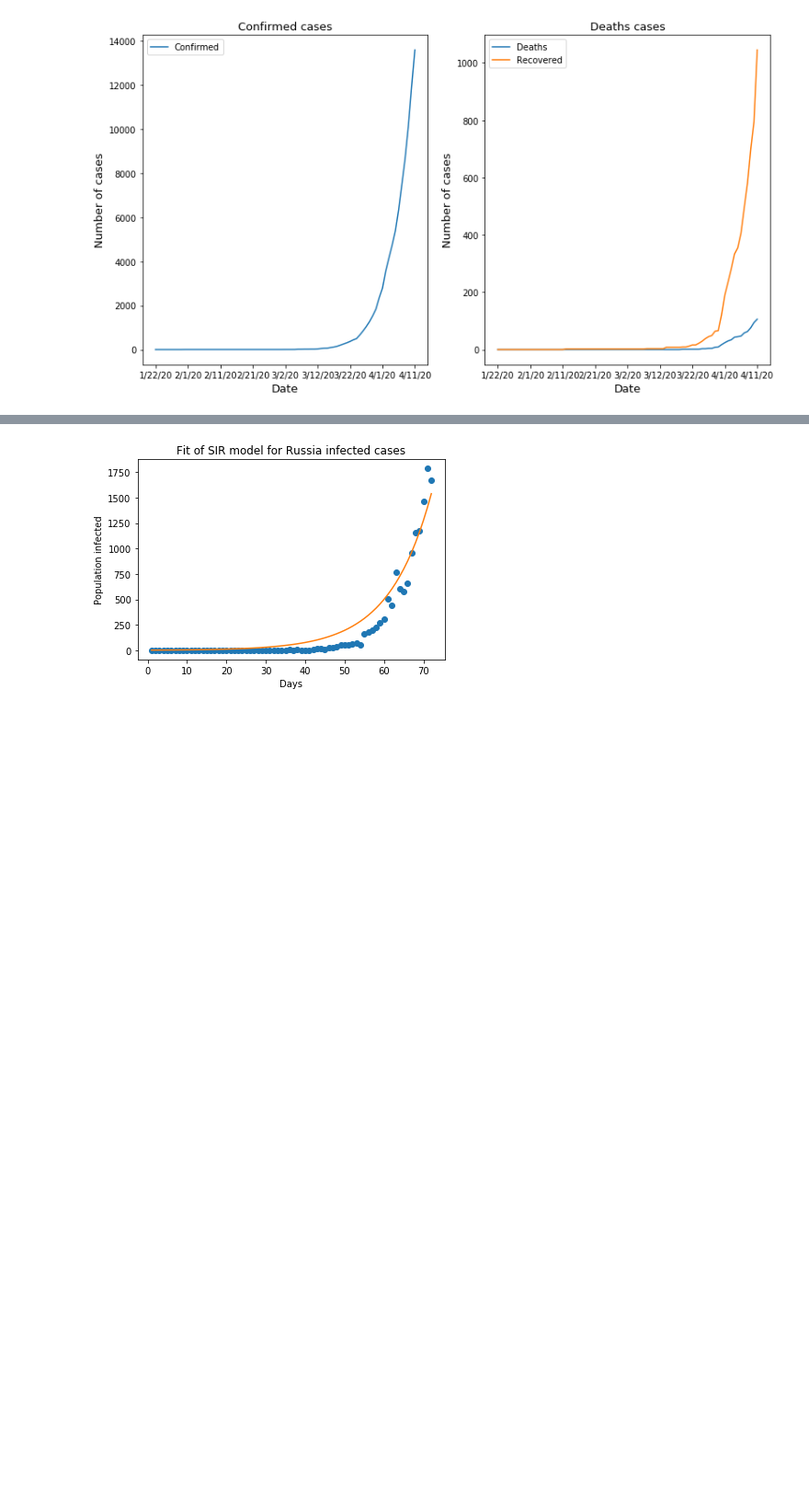
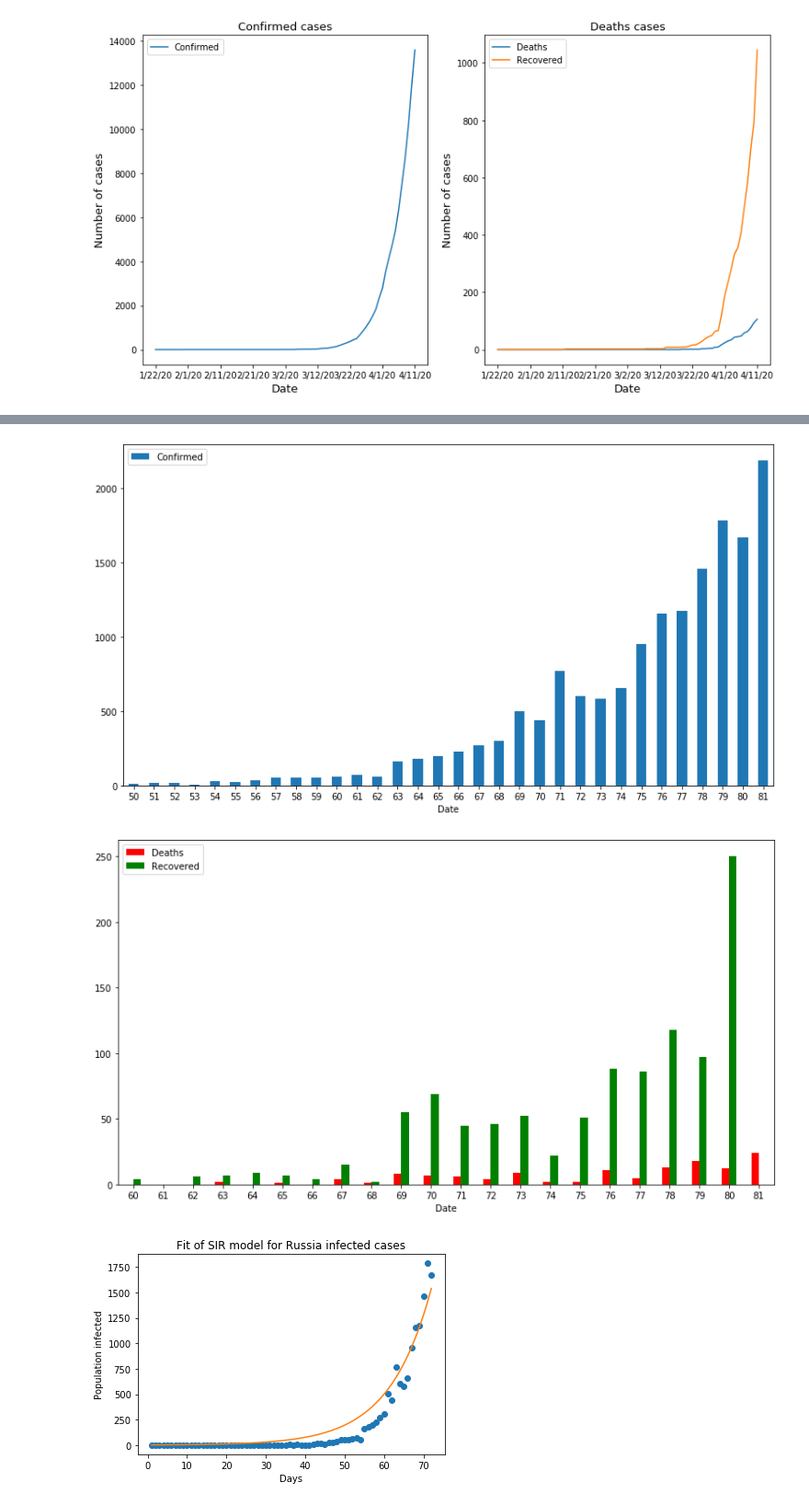
Before and after one commit to NeGroid/covid19-ru, a Jupyter notebook: sir_model_russia.ipynb, the cells around one changed output, grey strips where cells are left out. Shown at 92% size. Drawn from its saved outputs; the diff is of its cells as text; code cells hidden in the pictures; blank space fills up the shorter version.

```diff
--- a/sir_model_russia.ipynb
+++ b/sir_model_russia.ipynb
@@ -94,3 +101,16 @@ axs[0].figure.savefig('dayly_cases.png')
+# %%
+confirmed_diff = table_diff.drop(columns=['Deaths', 'Recovered'])
+
+axs = confirmed_diff.plot.bar(rot=0, figsize=(13,7))
+axs.figure.savefig('confirmed_dayly.png')
+
+deaths_and_recovered_diff = table_diff.drop(columns=['Confirmed'])
+
+axs = deaths_and_recovered_diff[10:].plot.bar(rot=0, figsize=(13,7), color=['red', 'green'])
+axs.figure.savefig('deaths_and_recovered_dayly.png')
+# %% [output]
+[figure, added]
+[figure, added]
 # %%
 # Susceptible equation
 def fa(N, a, b, beta):
```
Also changed, not shown: parts of 2 cells of this notebook, 6 other files.
